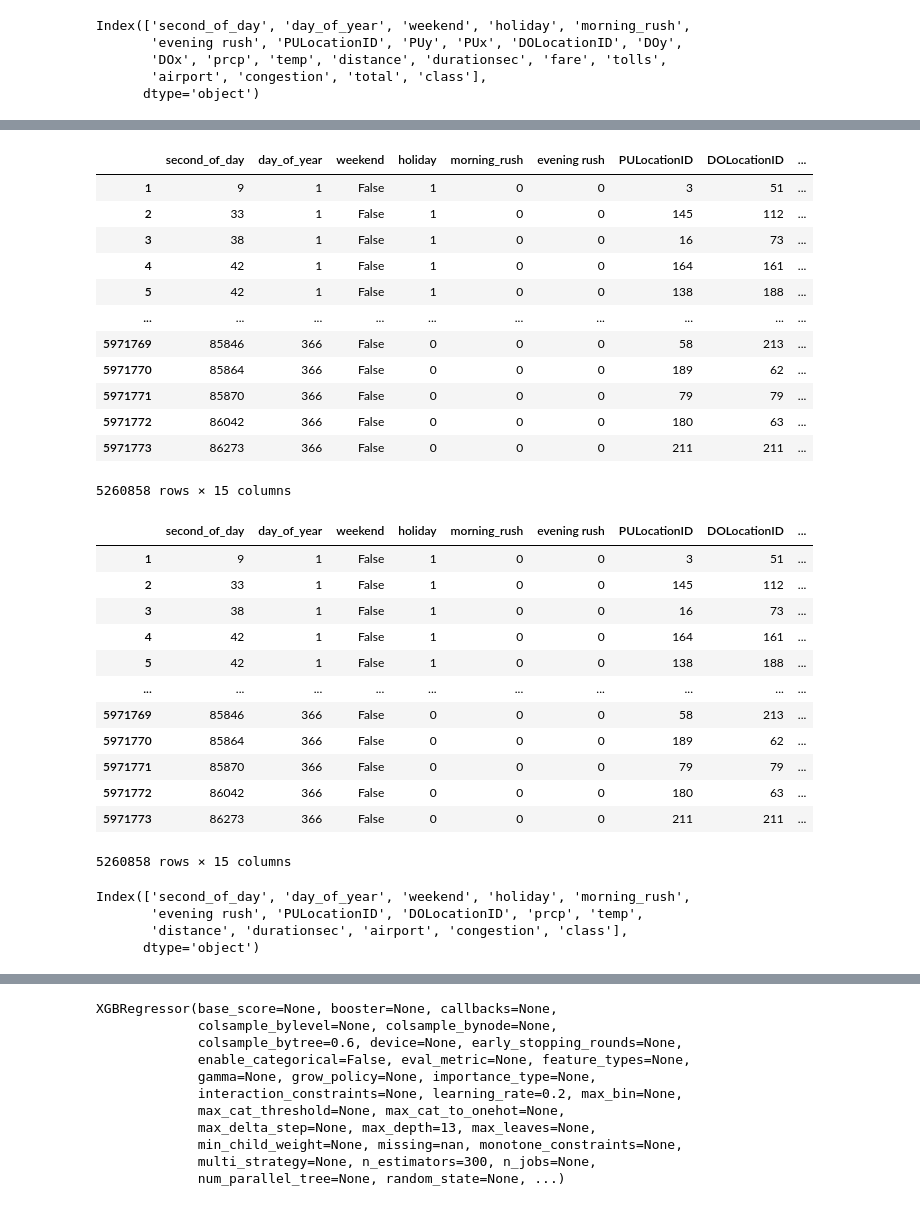
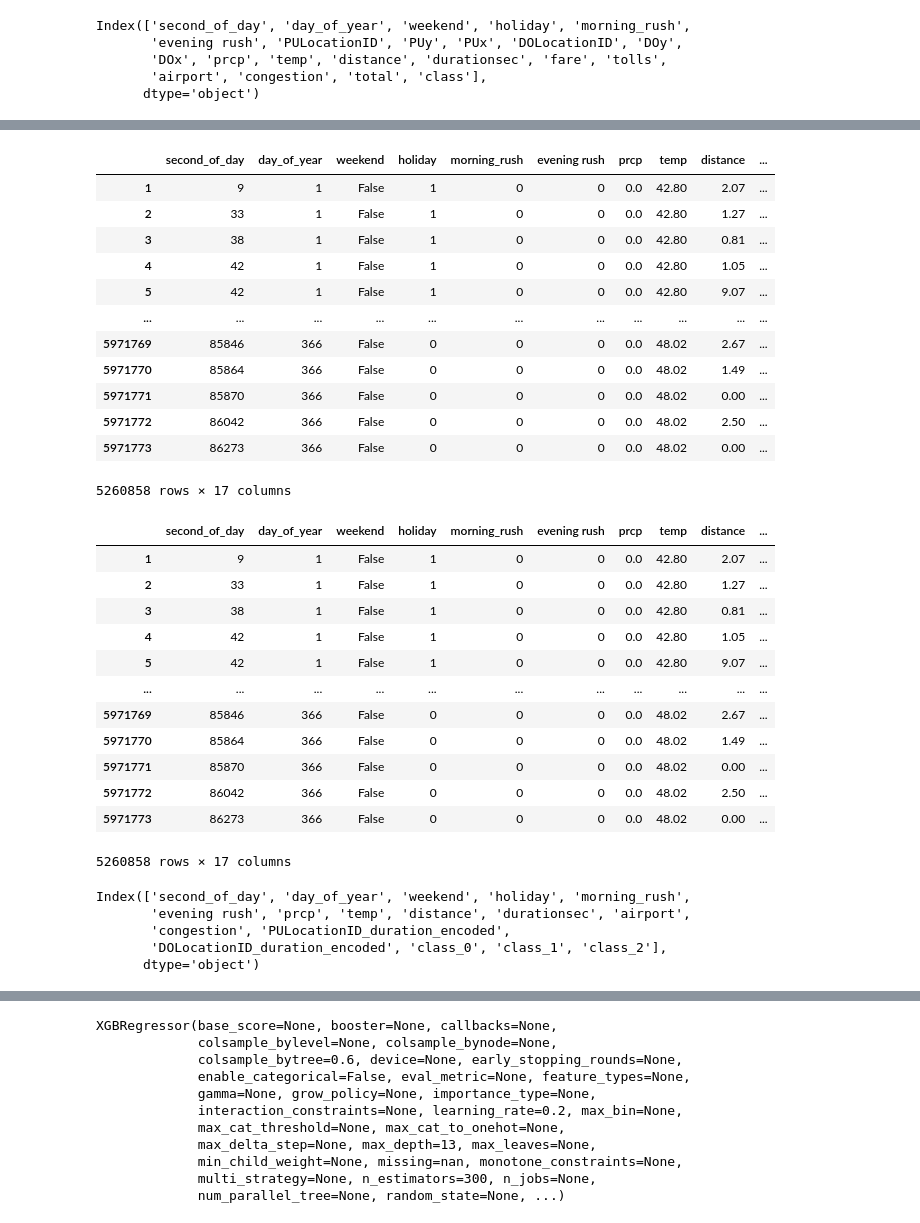
Before and after one commit to Krinnik/ny_ride_fair_optimization, a Jupyter notebook: nik_folder/nik_model_2_test.ipynb, the cells around one changed output, grey strips where cells are left out. Drawn from its saved outputs; the diff is of its cells as text; code cells hidden in the pictures.

```diff
--- a/nik_folder/nik_model_2_test.ipynb
+++ b/nik_folder/nik_model_2_test.ipynb
@@ -171,3 +173,17 @@ Index(['second_of_day', 'day_of_year', 'weekend', 'holiday', 'morning_rush',
        'DOx', 'prcp', 'temp', 'distance', 'durationsec', 'fare', 'tolls',
        'airport', 'congestion', 'total', 'class'],
       dtype='object')
+# %%
+encoder_pu_price = TargetEncoder(cols=['PULocationID'])
+df['PULocationID_price_encoded'] = encoder_pu_price.fit_transform(df['PULocationID'], df['total'])
+
+encoder_do_price = TargetEncoder(cols=['DOLocationID'])
+df['DOLocationID_price_encoded'] = encoder_do_price.fit_transform(df['DOLocationID'], df['total'])
+
+encoder_pu_duration = TargetEncoder(cols=['PULocationID'])
+df['PULocationID_duration_encoded'] = encoder_pu_duration.fit_transform(df['PULocationID'], df['durationsec'])
+
+encoder_do_duration = TargetEncoder(cols=['DOLocationID'])
+df['DOLocationID_duration_encoded'] = encoder_do_duration.fit_transform(df['DOLocationID'], df['durationsec'])
+
+df
@@ -173,0 +204,3 @@ Index(['second_of_day', 'day_of_year', 'weekend', 'holiday', 'morning_rush',
+# %%
+df = pd.get_dummies(df, columns=['class'], prefix='class')
+df
@@ -174,49 +221,50 @@ Index(['second_of_day', 'day_of_year', 'weekend', 'holiday', 'morning_rush',
 # %%
 df_2 = df.copy()
 
-df_2 = df_2.drop(['fare', 'PUx', 'PUy', 'DOx', 'DOy', 'tolls', 'total'],axis=1)
+df_2 = df_2.drop(['fare', 'PULocationID', 'DOLocationID', 'PULocationID_price_encoded', 'DOLocationID_price_encoded', 'PUx', 'PUy', 'DOx', 'DOy', 'tolls', 'total'],axis=1)
 
 df_2
 # %% [output]
-|  | second_of_day | day_of_year | weekend | holiday | morning_rush | evening rush | PULocationID | DOLocationID | ... |
-| 1 | 9 | 1 | False | 1 | 0 | 0 | 3 | 51 | ... |
-| 2 | 33 | 1 | False | 1 | 0 | 0 | 145 | 112 | ... |
-| 3 | 38 | 1 | False | 1 | 0 | 0 | 16 | 73 | ... |
-| 4 | 42 | 1 | False | 1 | 0 | 0 | 164 | 161 | ... |
-| 5 | 42 | 1 | False | 1 | 0 | 0 | 138 | 188 | ... |
-| ... | ... | ... | ... | ... | ... | ... | ... | ... | ... |
-| 5971769 | 85846 | 366 | False | 0 | 0 | 0 | 58 | 213 | ... |
-| 5971770 | 85864 | 366 | False | 0 | 0 | 0 | 189 | 62 | ... |
-| 5971771 | 85870 | 366 | False | 0 | 0 | 0 | 79 | 79 | ... |
-| 5971772 | 86042 | 366 | False | 0 | 0 | 0 | 180 | 63 | ... |
-| 5971773 | 86273 | 366 | False | 0 | 0 | 0 | 211 | 211 | ... |
+|  | second_of_day | day_of_year | weekend | holiday | morning_rush | evening rush | prcp | temp | distance | ... |
+| 1 | 9 | 1 | False | 1 | 0 | 0 | 0.0 | 42.80 | 2.07 | ... |
+| 2 | 33 | 1 | False | 1 | 0 | 0 | 0.0 | 42.80 | 1.27 | ... |
+| 3 | 38 | 1 | False | 1 | 0 | 0 | 0.0 | 42.80 | 0.81 | ... |
+| 4 | 42 | 1 | False | 1 | 0 | 0 | 0.0 | 42.80 | 1.05 | ... |
+| 5 | 42 | 1 | False | 1 | 0 | 0 | 0.0 | 42.80 | 9.07 | ... |
+| ... | ... | ... | ... | ... | ... | ... | ... | ... | ... | ... |
+| 5971769 | 85846 | 366 | False | 0 | 0 | 0 | 0.0 | 48.02 | 2.67 | ... |
+| 5971770 | 85864 | 366 | False | 0 | 0 | 0 | 0.0 | 48.02 | 1.49 | ... |
+| 5971771 | 85870 | 366 | False | 0 | 0 | 0 | 0.0 | 48.02 | 0.00 | ... |
+| 5971772 | 86042 | 366 | False | 0 | 0 | 0 | 0.0 | 48.02 | 2.50 | ... |
+| 5971773 | 86273 | 366 | False | 0 | 0 | 0 | 0.0 | 48.02 | 0.00 | ... |
-5260858 rows × 15 columns
+5260858 rows × 17 columns
 # %%
 df = df.loc[(df['tolls'] == 0)]
 
-df = df.drop(['fare', 'PUx', 'PUy', 'DOx', 'DOy', 'tolls', 'durationsec'], axis=1)
+df = df.drop(['fare', 'PULocationID', 'DOLocationID', 'PULocationID_duration_encoded', 'DOLocationID_duration_encoded', 'PUx', 'PUy', 'DOx', 'DOy', 'tolls', 'durationsec'], axis=1)
 
 df
 # %% [output]
-|  | second_of_day | day_of_year | weekend | holiday | morning_rush | evening rush | PULocationID | DOLocationID | ... |
-| 1 | 9 | 1 | False | 1 | 0 | 0 | 3 | 51 | ... |
-| 2 | 33 | 1 | False | 1 | 0 | 0 | 145 | 112 | ... |
-| 3 | 38 | 1 | False | 1 | 0 | 0 | 16 | 73 | ... |
-| 4 | 42 | 1 | False | 1 | 0 | 0 | 164 | 161 | ... |
-| 5 | 42 | 1 | False | 1 | 0 | 0 | 138 | 188 | ... |
-| ... | ... | ... | ... | ... | ... | ... | ... | ... | ... |
-| 5971769 | 85846 | 366 | False | 0 | 0 | 0 | 58 | 213 | ... |
-| 5971770 | 85864 | 366 | False | 0 | 0 | 0 | 189 | 62 | ... |
-| 5971771 | 85870 | 366 | False | 0 | 0 | 0 | 79 | 79 | ... |
-| 5971772 | 86042 | 366 | False | 0 | 0 | 0 | 180 | 63 | ... |
-| 5971773 | 86273 | 366 | False | 0 | 0 | 0 | 211 | 211 | ... |
+|  | second_of_day | day_of_year | weekend | holiday | morning_rush | evening rush | prcp | temp | distance | ... |
+| 1 | 9 | 1 | False | 1 | 0 | 0 | 0.0 | 42.80 | 2.07 | ... |
+| 2 | 33 | 1 | False | 1 | 0 | 0 | 0.0 | 42.80 | 1.27 | ... |
+| 3 | 38 | 1 | False | 1 | 0 | 0 | 0.0 | 42.80 | 0.81 | ... |
+| 4 | 42 | 1 | False | 1 | 0 | 0 | 0.0 | 42.80 | 1.05 | ... |
+| 5 | 42 | 1 | False | 1 | 0 | 0 | 0.0 | 42.80 | 9.07 | ... |
+| ... | ... | ... | ... | ... | ... | ... | ... | ... | ... | ... |
+| 5971769 | 85846 | 366 | False | 0 | 0 | 0 | 0.0 | 48.02 | 2.67 | ... |
+| 5971770 | 85864 | 366 | False | 0 | 0 | 0 | 0.0 | 48.02 | 1.49 | ... |
+| 5971771 | 85870 | 366 | False | 0 | 0 | 0 | 0.0 | 48.02 | 0.00 | ... |
+| 5971772 | 86042 | 366 | False | 0 | 0 | 0 | 0.0 | 48.02 | 2.50 | ... |
+| 5971773 | 86273 | 366 | False | 0 | 0 | 0 | 0.0 | 48.02 | 0.00 | ... |
-5260858 rows × 15 columns
+5260858 rows × 17 columns
 # %%
 df_2.columns
 # %% [output]
 Index(['second_of_day', 'day_of_year', 'weekend', 'holiday', 'morning_rush',
-       'evening rush', 'PULocationID', 'DOLocationID', 'prcp', 'temp',
-       'distance', 'durationsec', 'airport', 'congestion', 'class'],
+       'evening rush', 'prcp', 'temp', 'distance', 'durationsec', 'airport',
+       'congestion', 'PULocationID_duration_encoded',
+       'DOLocationID_duration_encoded', 'class_0', 'class_1', 'class_2'],
       dtype='object')
 # %%
 X = df.copy()
```
Also changed, not shown: parts of 19 cells of this notebook, 10 other files.
